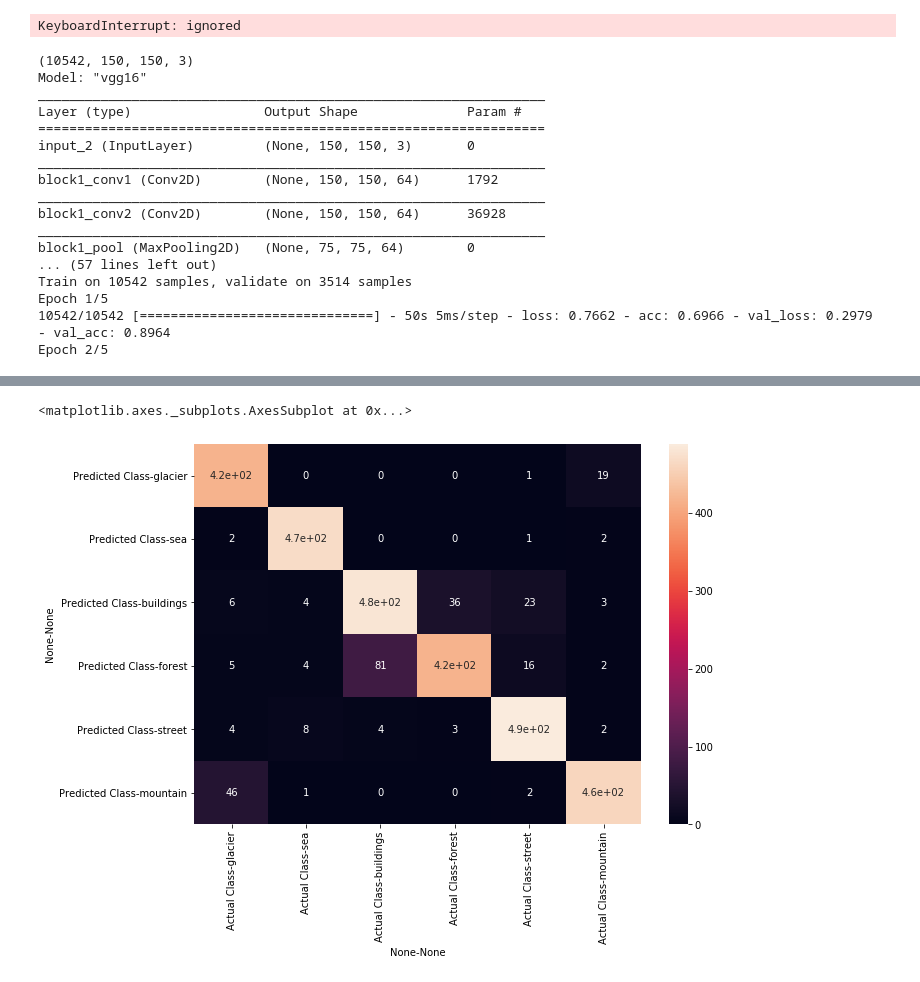
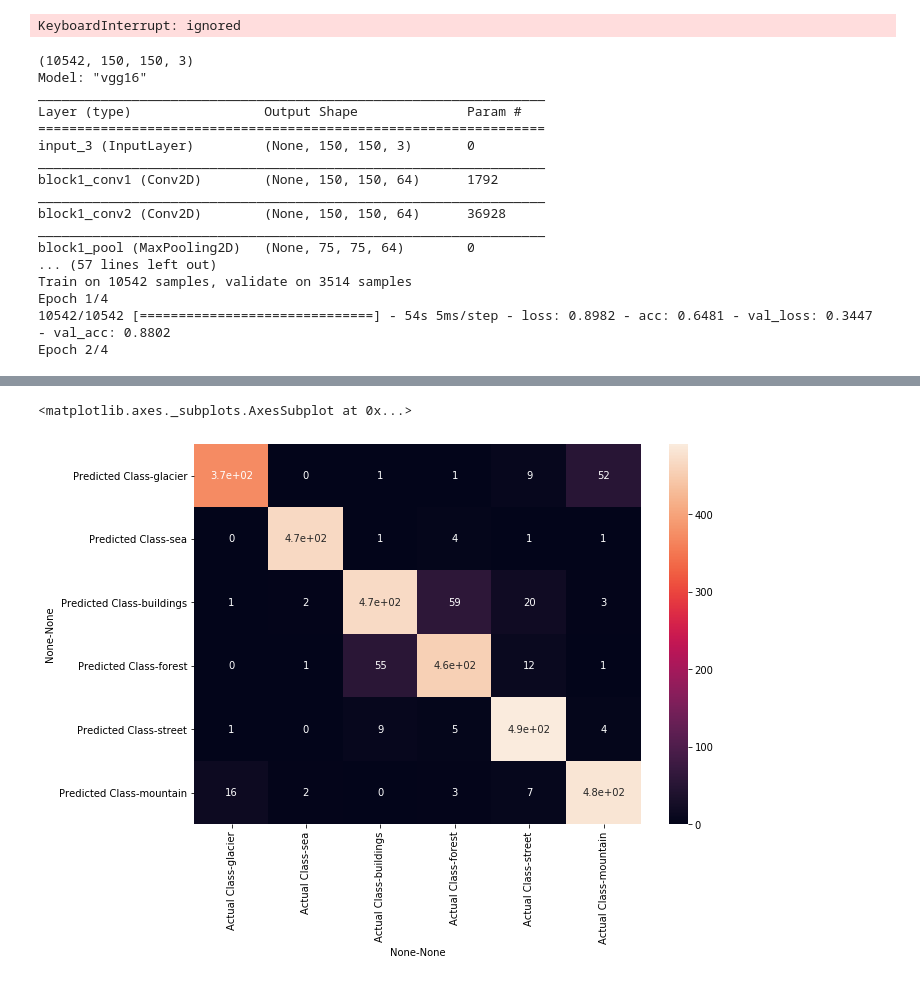
Before and after one commit to MilimaBwana/Intel-Image-Classification, a Jupyter notebook: intelModel.ipynb, the cells around one changed output, grey strips where cells are left out. Saved outputs shown, nothing was run; the diff lists cells and outputs as text; code cells hidden in the pictures.

Commit message:
Prettify, test another model, remove unnecassary code

```diff
--- a/intelModel.ipynb
+++ b/intelModel.ipynb
@@ -239,9 +229,10 @@ def build_model():
     model.add(Dense(1024, activation='relu'))
     model.add(Dropout(0.5))
     '''
-    model.add(Dense(2048, activation= 'relu'))
-    model.add(Dropout(0.4))
-    model.add(Dense(512, activation= 'relu'))
+    # >90 % Acc with 2048, 0.4, 512, 0.4
+    model.add(Dense(1024, activation= 'relu'))
+    model.add(Dropout(0.3))
+    model.add(Dense(256, activation= 'relu'))
     model.add(Dropout(0.4))
     model.add(Dense(num_classes, activation='softmax'))
     model.summary()
@@ -273,26 +264,30 @@ checkpoint = ModelCheckpoint(train_directory+ 'weights.hdf5', monitor='val_accur
 
 # Training
 model = build_model()
-optimizer = optimizers.Adam(lr=2e-5)
-# Labels are one hot encoded
+optimizer = optimizers.Adam(lr=1e-5)
+# Labels are one hot encoded -> categorical crossentropy
 model.compile(loss="categorical_crossentropy", optimizer = optimizer, metrics=["accuracy"])
 #es = EarlyStopping(monitor='val_loss', mode='min', verbose=1)
-model.fit(xtrain, ytrain, epochs=5, batch_size=32, validation_data =(xval, yval), shuffle=True, callbacks=[tensorboard, checkpoint])
+model.fit(xtrain, ytrain, epochs=4, batch_size=32, validation_data =(xval, yval), shuffle=True, callbacks=[tensorboard, checkpoint])
 
 # Prediction
 prediction = model.predict(xtest)
 acc = accuracy_score(y_true = np.argmax(ytest, axis = -1), y_pred = np.argmax(prediction, axis = -1), normalize = True)
 print(acc)
 
+# Confusion matrix
+class_labels = list(reverse_classes.keys())
 confusion = confusion_matrix(y_true = np.argmax(ytest, axis = -1), y_pred = np.argmax(prediction, axis = -1))
 df_cm = pd.DataFrame(confusion, index = class_labels,
                   columns = class_labels)
+# Add actual/predicted class to labels
 df_cm = pd.concat(
     [pd.concat(
         [df_cm],
         keys=['Actual Class'], axis=1)],
     keys=['Predicted Class']
 )
+# Show confusion matrix
 plt.figure(figsize = (10,7))
 sn.heatmap(df_cm, annot=True)
 # %% [output]
@@ -301,7 +296,7 @@ Model: "vgg16"
 _________________________________________________________________
 Layer (type)                 Output Shape              Param #
 =================================================================
-input_2 (InputLayer)         (None, 150, 150, 3)       0
+input_3 (InputLayer)         (None, 150, 150, 3)       0
 _________________________________________________________________
 block1_conv1 (Conv2D)        (None, 150, 150, 64)      1792
 _________________________________________________________________
@@ -310,6 +305,6 @@ _________________________________________________________________
 block1_pool (MaxPooling2D)   (None, 75, 75, 64)        0
 ... (57 lines left out)
 Train on 10542 samples, validate on 3514 samples
-Epoch 1/5
-10542/10542 [==============================] - 50s 5ms/step - loss: 0.7662 - acc: 0.6966 - val_loss: 0.2979 - val_acc: 0.8964
-Epoch 2/5
+Epoch 1/4
+10542/10542 [==============================] - 54s 5ms/step - loss: 0.8982 - acc: 0.6481 - val_loss: 0.3447 - val_acc: 0.8802
+Epoch 2/4
@@ -324,2 +317,2 @@ Epoch 5/5
 <matplotlib.axes._subplots.AxesSubplot at 0x...>
-[figure, old version]
+[figure, new version]
```
Also changed, not shown: parts of 6 cells of this notebook.
